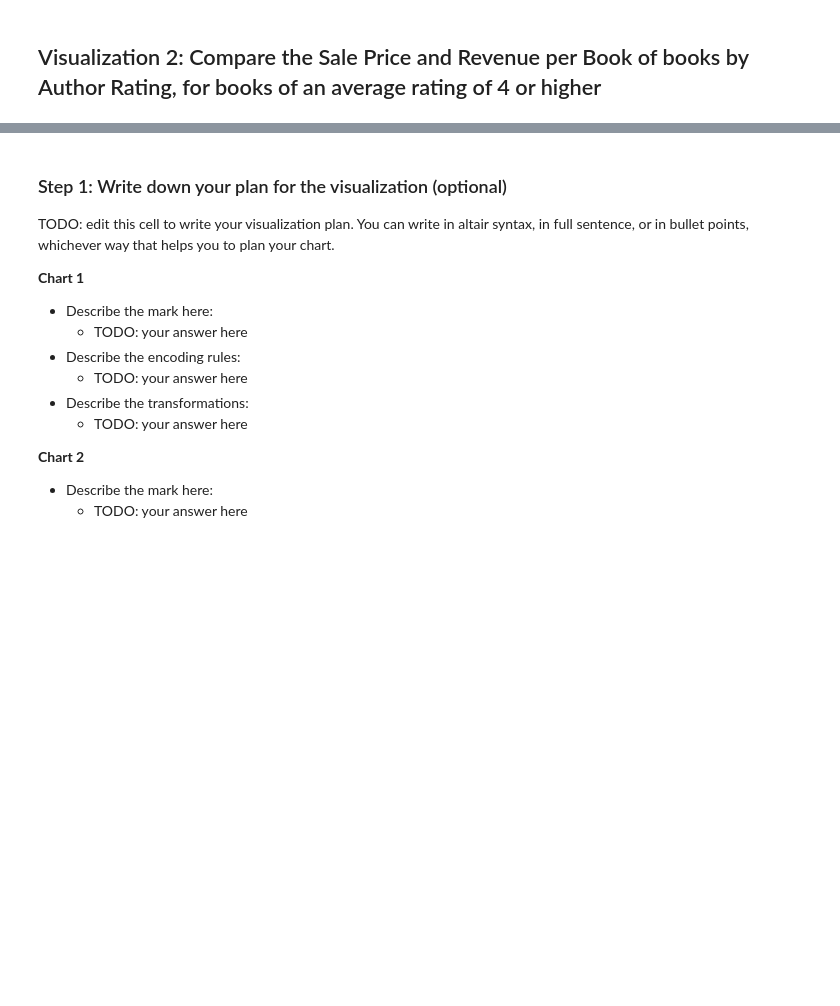
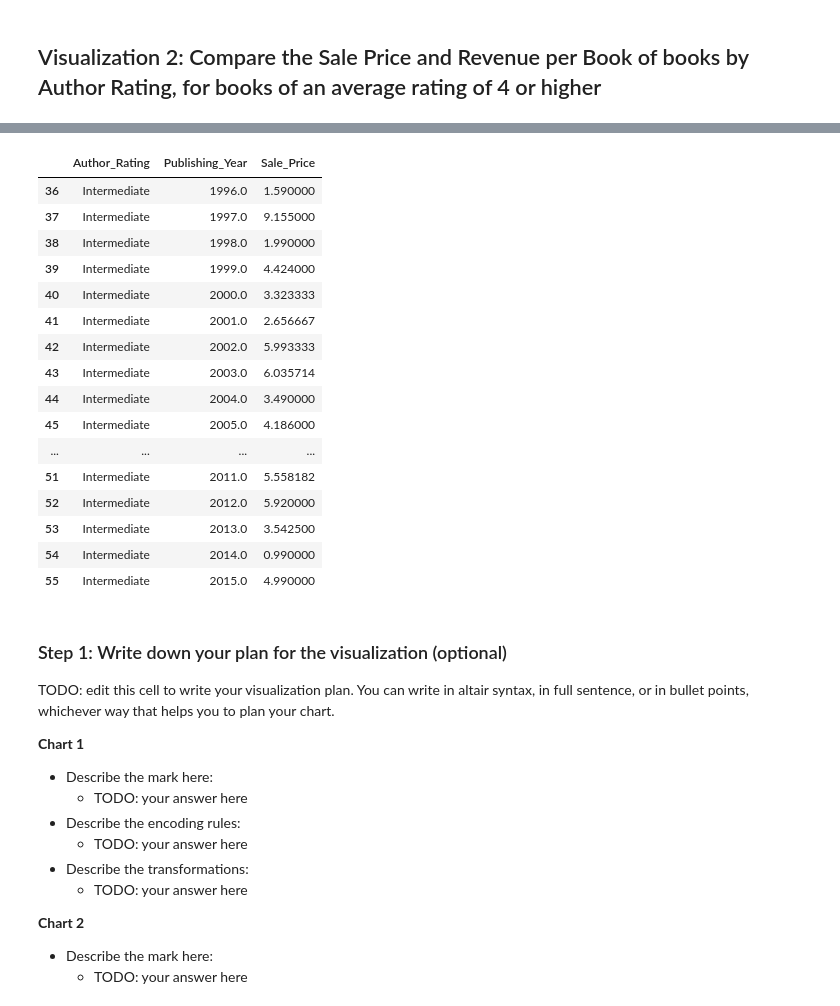
Before and after one commit to Richardllll/si649, a Jupyter notebook: lab/lab4/Altair_hw2_liujr.ipynb, the cells around one changed output, grey strips where cells are left out. Cells and saved outputs as stored; diff of their text form; code cells hidden in the pictures; blank space fills up the shorter version.

```diff
--- a/lab/lab4/Altair_hw2_liujr.ipynb
+++ b/lab/lab4/Altair_hw2_liujr.ipynb
@@ -88,6 +107,28 @@ We want to compare the average sale price and revenue per book of books with exc
 
 * Chart 1 has the year on the x axis and average revenue per book sold on the y axis.
 * Chart 2 has year on the x axis and mean sale price on the y axis.
+# %%
+#book_data[(book_data['Publishing_Year'] == 1997) & (book_data['Book_Average_Rating'] >= 4)]
+a=book_data[(book_data['Book_Average_Rating'] >= 4)].groupby(['Author_Rating','Publishing_Year'])['Sale_Price'].mean().reset_index()
+a[a['Author_Rating'] == 'Intermediate']
+# %% [output]
+|  | Author_Rating | Publishing_Year | Sale_Price |
+| 36 | Intermediate | 1996.0 | 1.590000 |
+| 37 | Intermediate | 1997.0 | 9.155000 |
+| 38 | Intermediate | 1998.0 | 1.990000 |
+| 39 | Intermediate | 1999.0 | 4.424000 |
+| 40 | Intermediate | 2000.0 | 3.323333 |
+| 41 | Intermediate | 2001.0 | 2.656667 |
+| 42 | Intermediate | 2002.0 | 5.993333 |
+| 43 | Intermediate | 2003.0 | 6.035714 |
+| 44 | Intermediate | 2004.0 | 3.490000 |
+| 45 | Intermediate | 2005.0 | 4.186000 |
+| ... | ... | ... | ... |
+| 51 | Intermediate | 2011.0 | 5.558182 |
+| 52 | Intermediate | 2012.0 | 5.920000 |
+| 53 | Intermediate | 2013.0 | 3.542500 |
+| 54 | Intermediate | 2014.0 | 0.990000 |
+| 55 | Intermediate | 2015.0 | 4.990000 |
 # %% [markdown]
 ### Step 1: Write down your plan for the visualization (optional)
 
```
Also changed, not shown: parts of 13 cells of this notebook, 18 other files.
